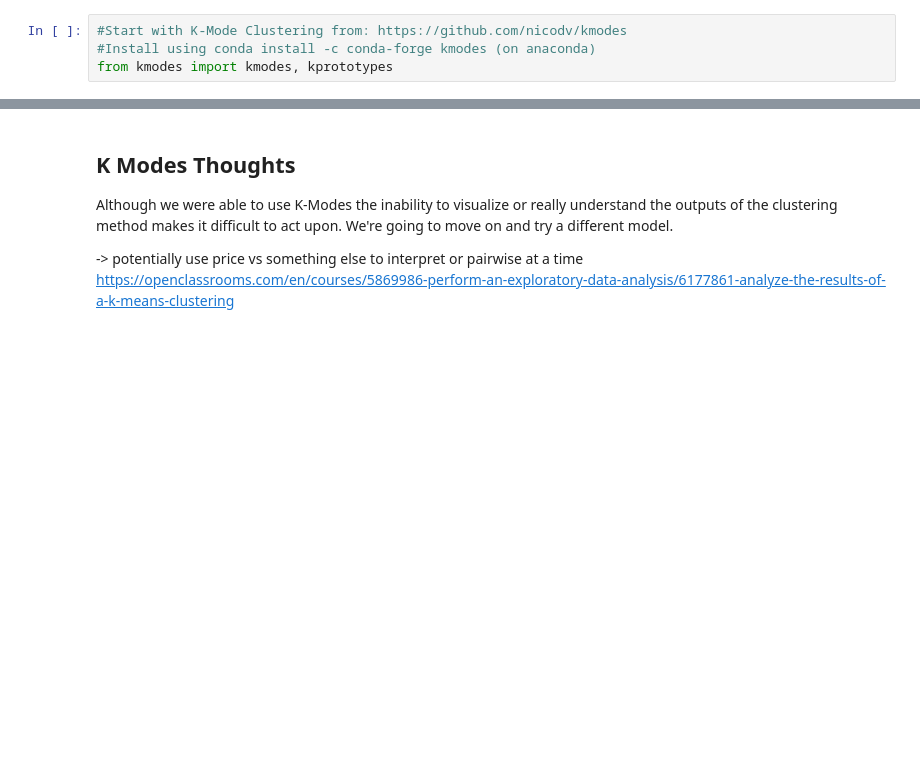
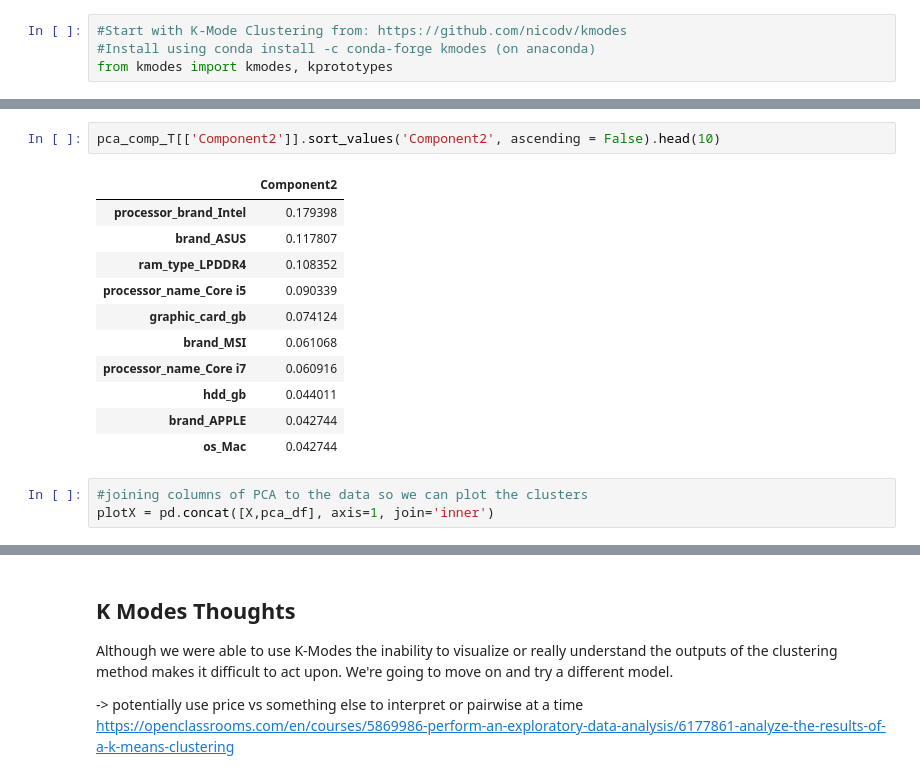
Before and after one commit to lutimoth/LaptopPriceModeling, a Jupyter notebook: notebooks/Laptop Pricing Modeling.ipynb, the cells around one changed output, grey strips where cells are left out. Drawn from its saved outputs; the diff is of its cells as text; blank space fills up the shorter version.

```diff
--- a/notebooks/Laptop Pricing Modeling.ipynb
+++ b/notebooks/Laptop Pricing Modeling.ipynb
@@ -120,0 +156,17 @@ array([ 4,  4,  4,  4,  4,  7,  8,  4,  8,  4,  7,  7,  7,  8,  8,  8,  8,
+# %%
+pca_comp_T[['Component2']].sort_values('Component2', ascending = False).head(10)
+# %% [output]
+|  | Component2 |
+| processor_brand_Intel | 0.179398 |
+| brand_ASUS | 0.117807 |
+| ram_type_LPDDR4 | 0.108352 |
+| processor_name_Core i5 | 0.090339 |
+| graphic_card_gb | 0.074124 |
+| brand_MSI | 0.061068 |
+| processor_name_Core i7 | 0.060916 |
+| hdd_gb | 0.044011 |
+| brand_APPLE | 0.042744 |
+| os_Mac | 0.042744 |
+# %%
+#joining columns of PCA to the data so we can plot the clusters
+plotX = pd.concat([X,pca_df], axis=1, join='inner')
```
Also changed, not shown: parts of 14 cells of this notebook.
